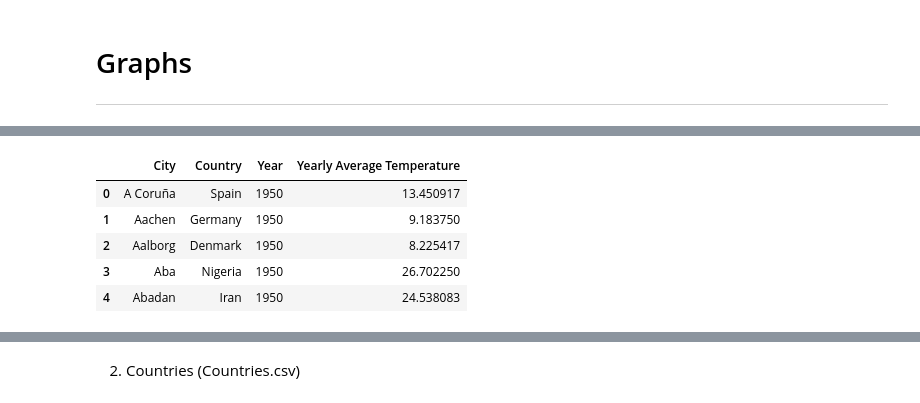
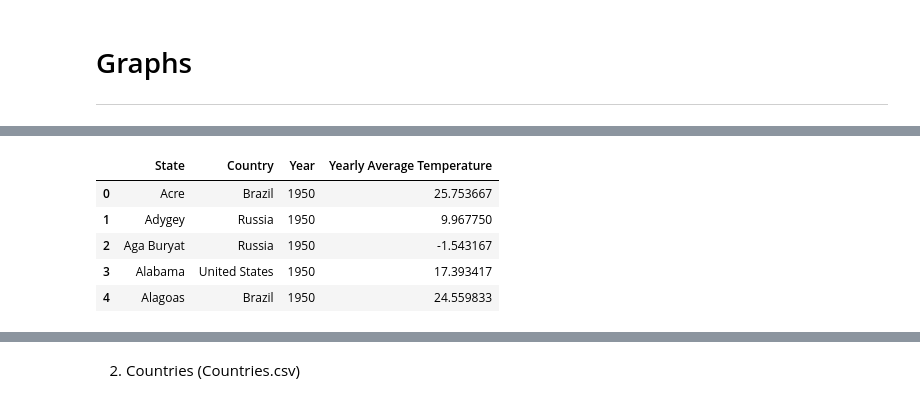
Before and after one commit to Sophiatun/Climate_Change_Analysis, a Jupyter notebook: graph_data.ipynb, the cells around one changed output, grey strips where cells are left out. Saved outputs shown, nothing was run; the diff lists cells and outputs as text; code cells hidden in the pictures.

```diff
--- a/graph_data.ipynb
+++ b/graph_data.ipynb
@@ -18,10 +83,10 @@ Tactic: Chart that shows how temperatures have evolved for each decade in our da
 # %%
-cities_df = pd.read_csv("Cleaned Data/Cities.csv")
-cities_df.head()
+states_df = pd.read_csv("Cleaned Data/States.csv")
+states_df.head()
 # %% [output]
-|  | City | Country | Year | Yearly Average Temperature |
-| 0 | A Coruña | Spain | 1950 | 13.450917 |
-| 1 | Aachen | Germany | 1950 | 9.183750 |
-| 2 | Aalborg | Denmark | 1950 | 8.225417 |
-| 3 | Aba | Nigeria | 1950 | 26.702250 |
-| 4 | Abadan | Iran | 1950 | 24.538083 |
+|  | State | Country | Year | Yearly Average Temperature |
+| 0 | Acre | Brazil | 1950 | 25.753667 |
+| 1 | Adygey | Russia | 1950 | 9.967750 |
+| 2 | Aga Buryat | Russia | 1950 | -1.543167 |
+| 3 | Alabama | United States | 1950 | 17.393417 |
+| 4 | Alagoas | Brazil | 1950 | 24.559833 |
```
Also changed, not shown: parts of 13 cells of this notebook.
